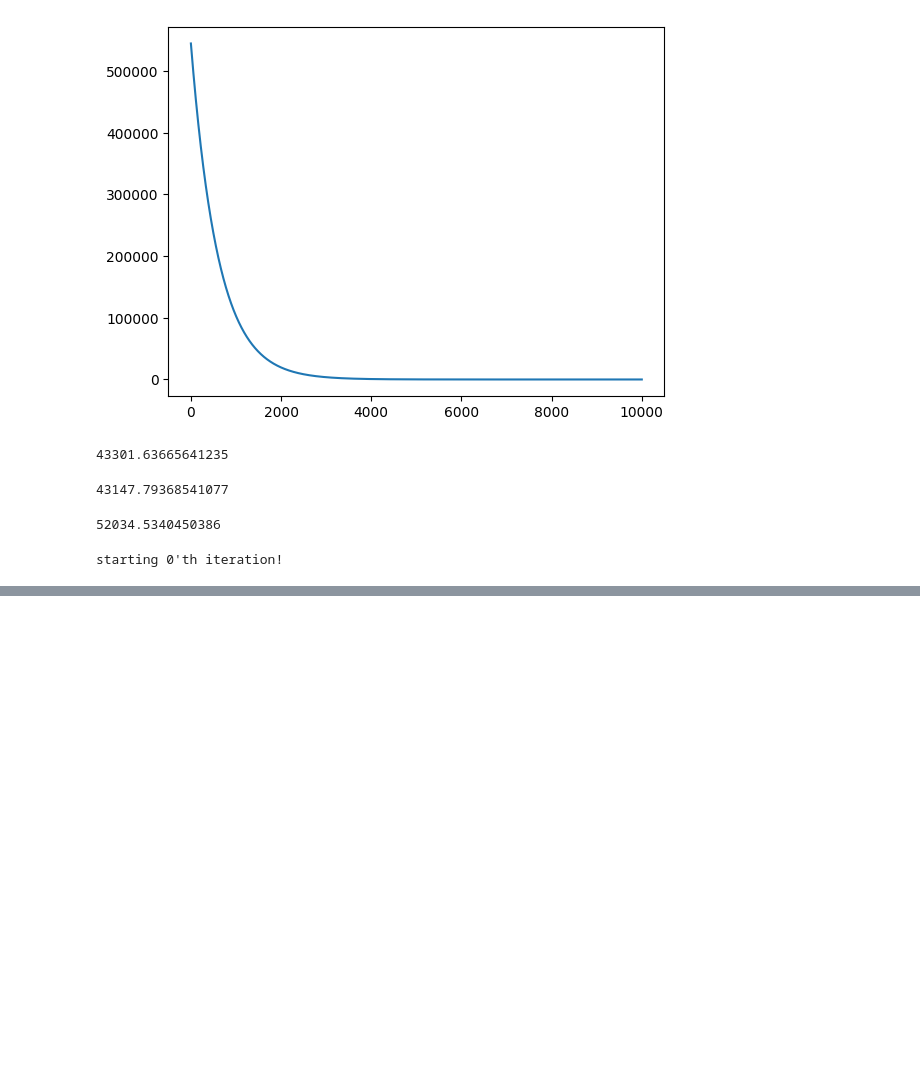
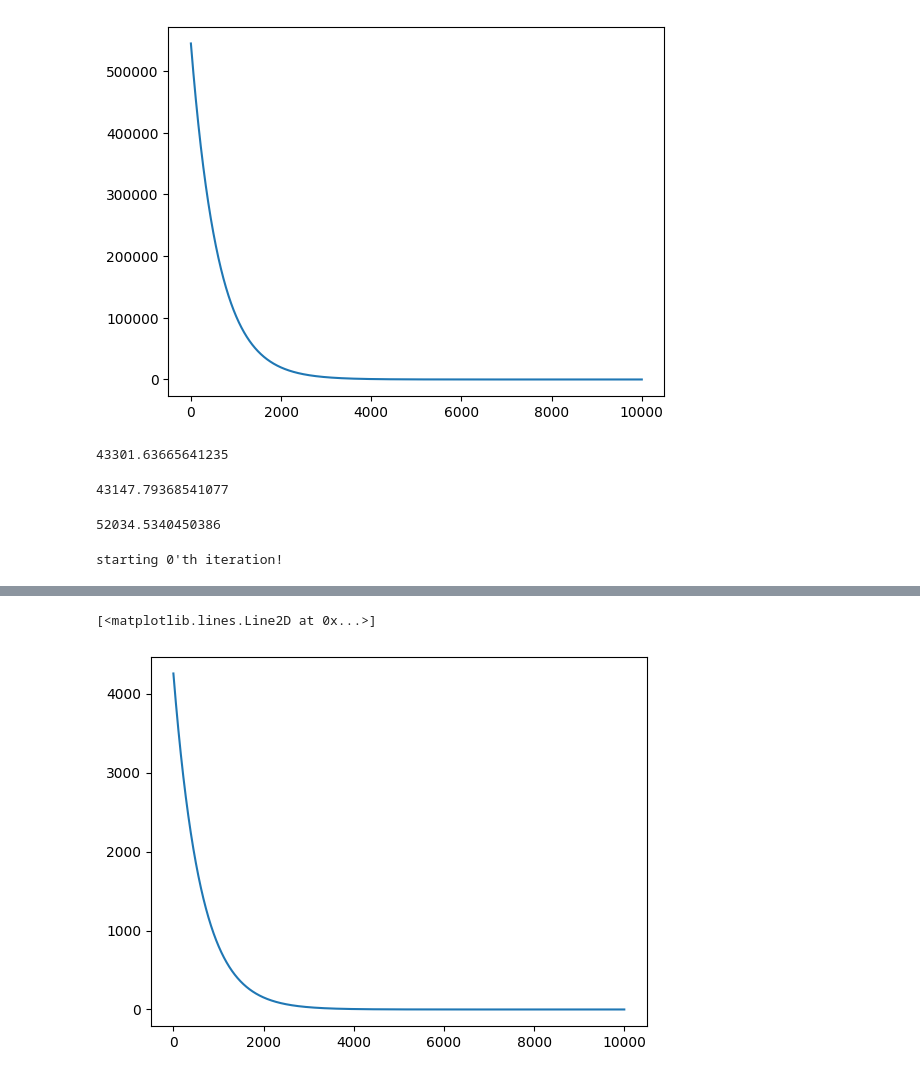
Before and after one commit to bowass/geometricMedian, a Jupyter notebook: src/test.ipynb, the cells around one changed output, grey strips where cells are left out. Cells and saved outputs as stored; diff of their text form; code cells hidden in the pictures; blank space fills up the shorter version.

Commit message:
tests w/o LineSearch

```diff
--- a/src/test.ipynb
+++ b/src/test.ipynb
@@ -212,0 +237,5 @@ iteration 50/10205
+# %%
+plt.plot([1/(49*t_i(gm4.f_star, i)) for i in range(10000)])
+# %% [output]
+[<matplotlib.lines.Line2D at 0x...>]
+[figure, added]
```
Also changed, not shown: parts of 79 cells of this notebook, 8 other files.
